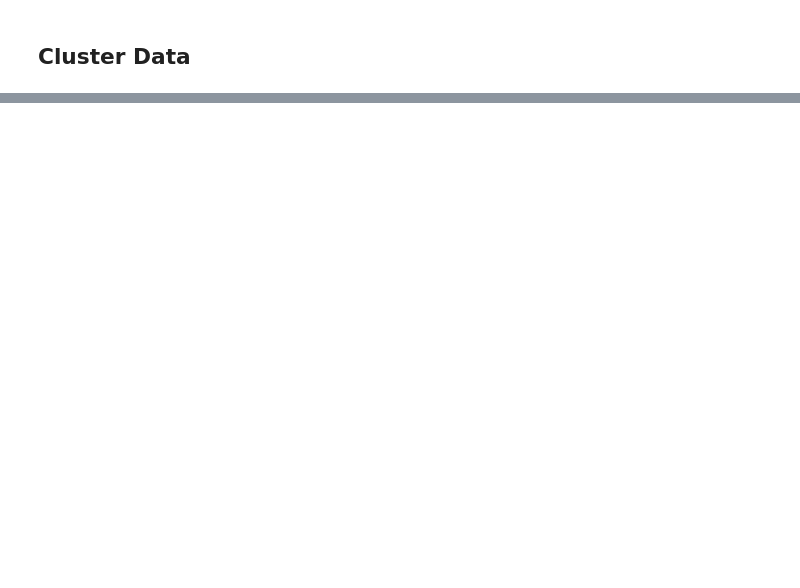
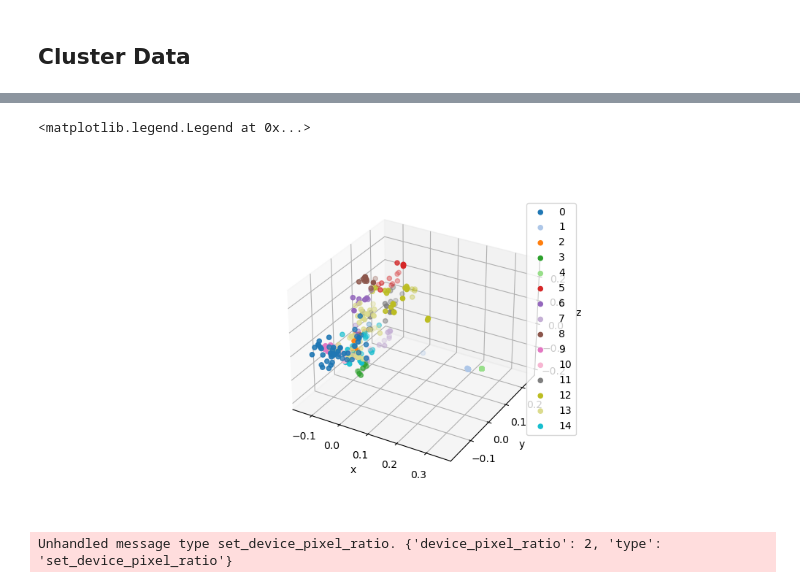
Before and after one commit to GauravMohan1/sfevents, a Jupyter notebook: clustering.ipynb, the cells around one changed output, grey strips where cells are left out. Drawn from its saved outputs; the diff is of its cells as text; code cells hidden in the pictures; blank space fills up the shorter version.

```diff
--- a/clustering.ipynb
+++ b/clustering.ipynb
@@ -199,3 +260,35 @@ Text(0.5, 1.0, 'Clusters identified visualized in language 2d using t-SNE')
+# %%
+from sklearn.decomposition import PCA
+pca = PCA(n_components=3)
+vis_dims = pca.fit_transform(matrix)
+concatenated_data["embed_vis"] = vis_dims.tolist()
+categories = sorted(concatenated_data["Cluster"].unique())
+# %%
+%matplotlib widget
+import matplotlib.pyplot as plt
+import numpy as np
+
+fig = plt.figure(figsize=(10, 5))
+ax = fig.add_subplot(projection='3d')
+cmap = plt.get_cmap("tab20")
+
+# Plot each sample category individually such that we can set label name.
+for i, cat in enumerate(categories):
+    sub_matrix = np.array(concatenated_data[concatenated_data["Cluster"] == cat]["embed_vis"].to_list())
+    x=sub_matrix[:, 0]
+    y=sub_matrix[:, 1]
+    z=sub_matrix[:, 2]
+    colors = [cmap(i/len(categories))] * len(sub_matrix)
+    ax.scatter(x, y, zs=z, zdir='z', c=colors, label=cat)
+
+ax.set_xlabel('x')
+ax.set_ylabel('y')
+ax.set_zlabel('z')
+ax.legend(bbox_to_anchor=(1.1, 1))
+# %% [output]
+<matplotlib.legend.Legend at 0x...>
+[figure, added]
+Unhandled message type set_device_pixel_ratio. {'device_pixel_ratio': 2, 'type': 'set_device_pixel_ratio'}
 # %%
 data.columns
 # %% [output]
```
Also changed, not shown: parts of 17 cells of this notebook, 4 other files.
